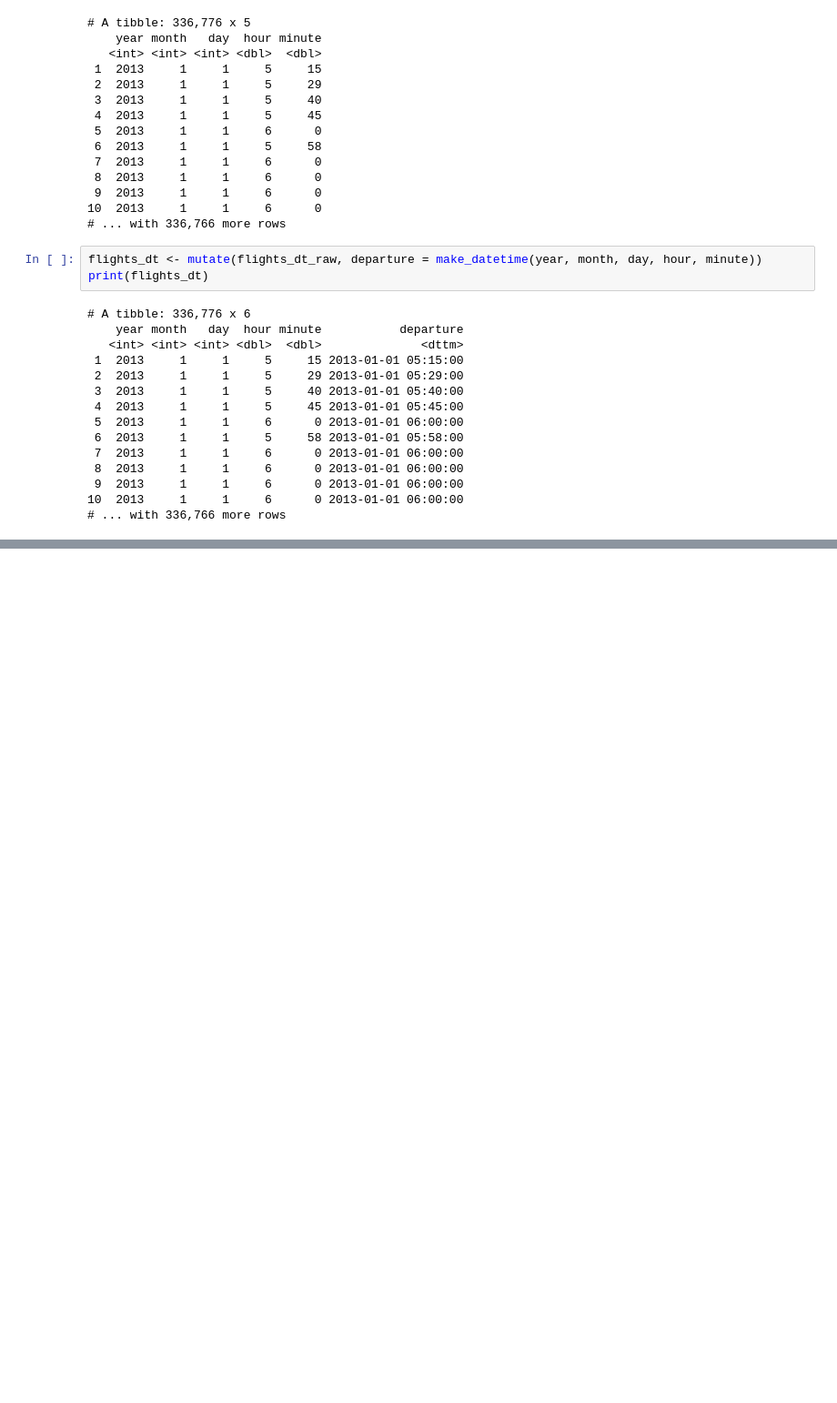
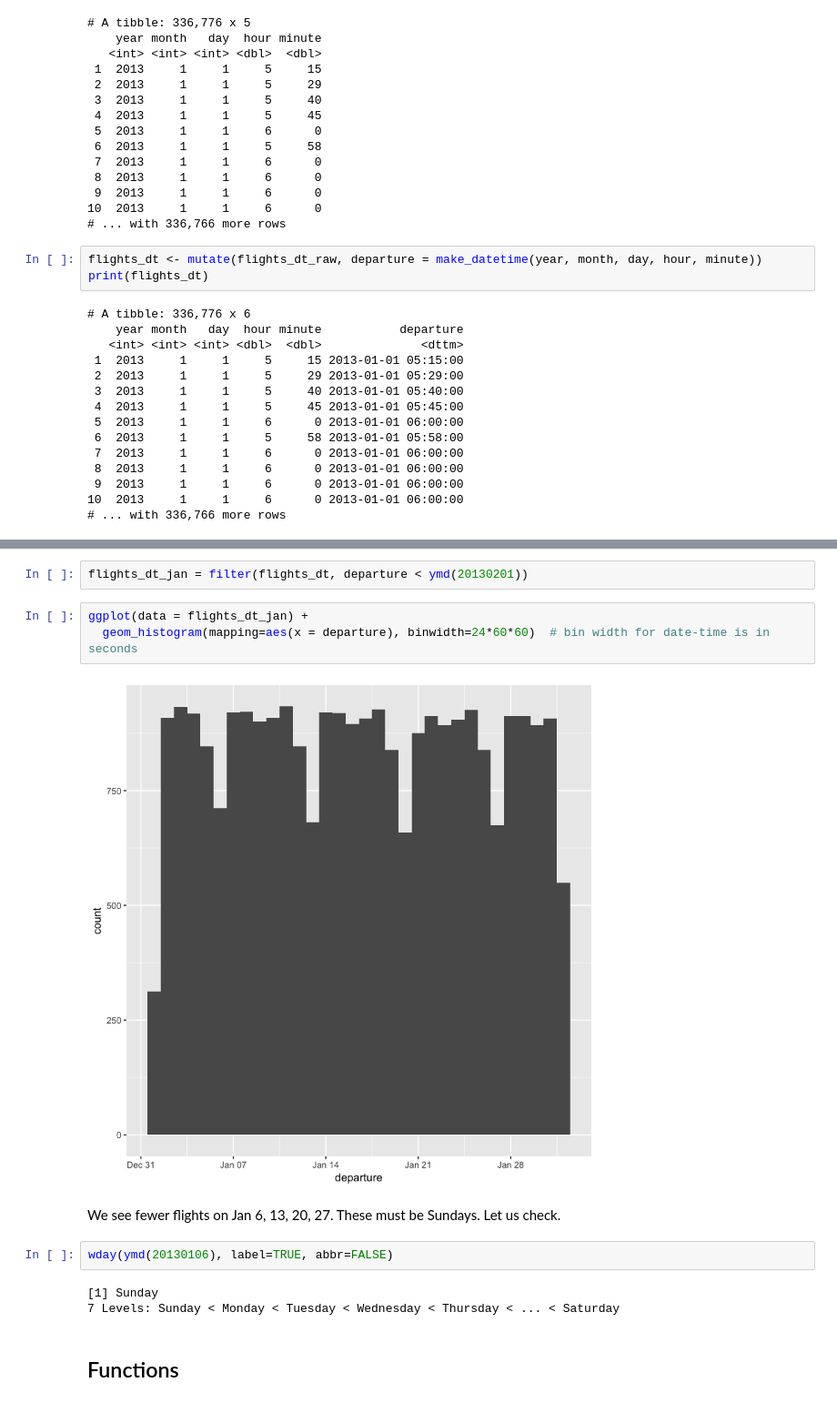
Before and after one commit to ambujtewari/stats306-fall2017, a Jupyter notebook: Lecture00.ipynb, the cells around one changed output, grey strips where cells are left out. Shown at 91% size. Cells and saved outputs as stored; diff of their text form; blank space fills up the shorter version.

```diff
--- a/Lecture00.ipynb
+++ b/Lecture00.ipynb
@@ -339,0 +351,16 @@ ggplot(data = flights_dt) +
+# %%
+flights_dt_jan = filter(flights_dt, departure < ymd(20130201))
+# %%
+ggplot(data = flights_dt_jan) +
+  geom_histogram(mapping=aes(x = departure), binwidth=24*60*60)  # bin width for date-time is in seconds
+# %% [output]
+[figure, added]
+# %% [markdown]
+We see fewer flights on Jan 6, 13, 20, 27. These must be Sundays. Let us check.
+# %%
+wday(ymd(20130106), label=TRUE, abbr=FALSE)
+# %% [output]
+[1] Sunday
+7 Levels: Sunday < Monday < Tuesday < Wednesday < Thursday < ... < Saturday
+# %% [markdown]
+## Functions
```
Also changed, not shown: parts of 35 cells of this notebook.
